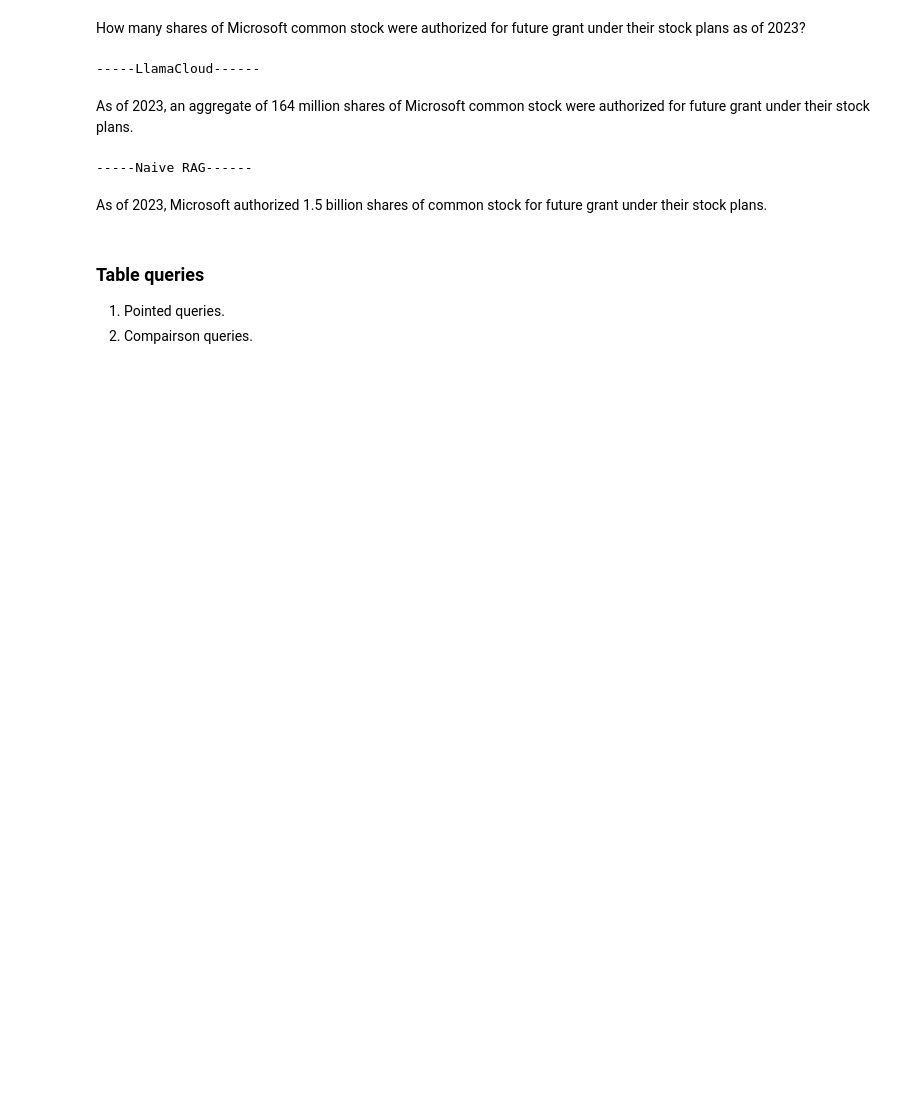
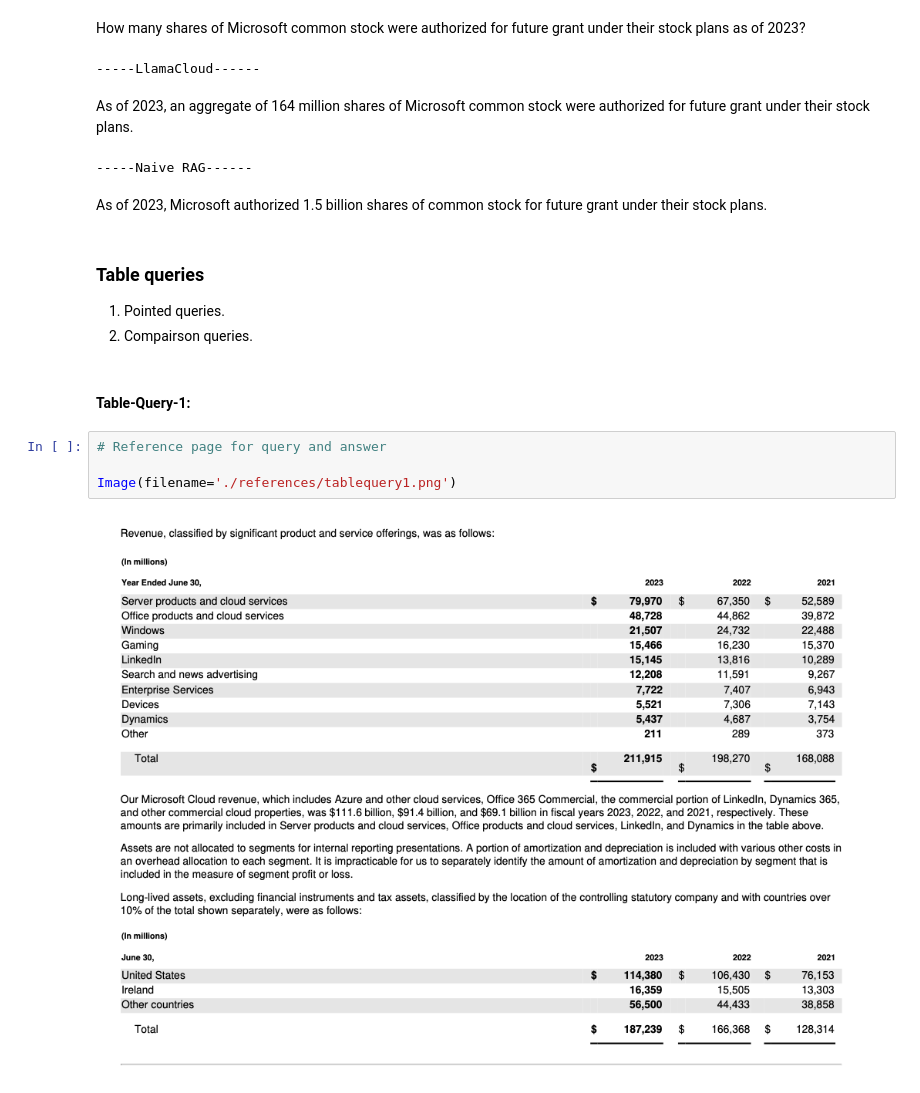
Before and after one commit to run-llama/llamacloud-demo, a Jupyter notebook: examples/llamacloud_naiverag.ipynb, the cells around one changed output. Cells and saved outputs as stored; diff of their text form; blank space fills up the shorter version.

```diff
--- a/examples/llamacloud_naiverag.ipynb
+++ b/examples/llamacloud_naiverag.ipynb
@@ -194,6 +224,14 @@ As of 2023, Microsoft authorized 1.5 billion shares of common stock for future g
 
 1. Pointed queries.
 2. Compairson queries.
+# %% [markdown]
+#### Table-Query-1:
+# %%
+# Reference page for query and answer
+
+Image(filename='./references/tablequery1.png')
+# %% [output]
+[figure, added]
 # %%
 query = """
 How much revenue did Microsoft generate from Server products and cloud services in fiscal year 2023 ?
```
Also changed, not shown: parts of 15 cells of this notebook, 5 other files.
